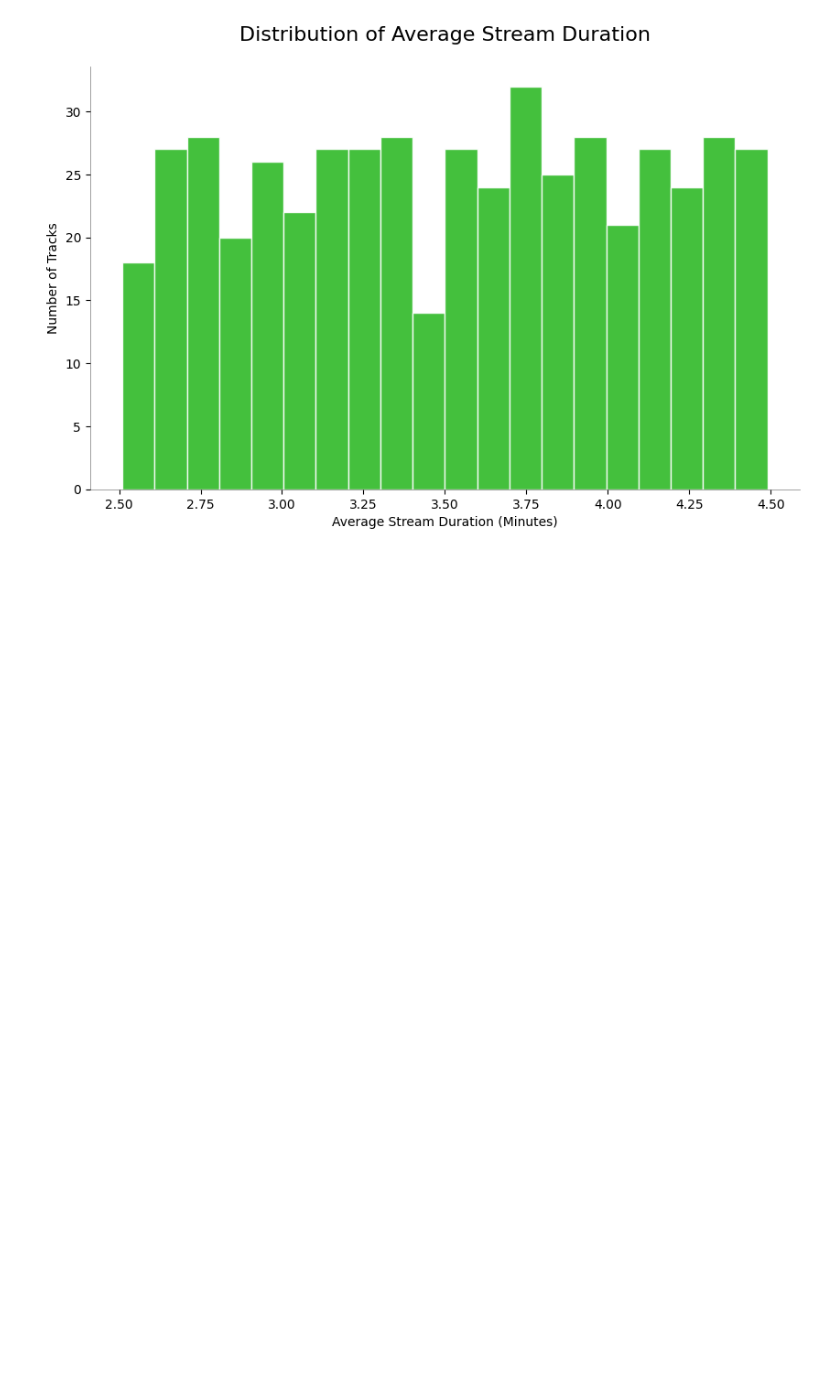
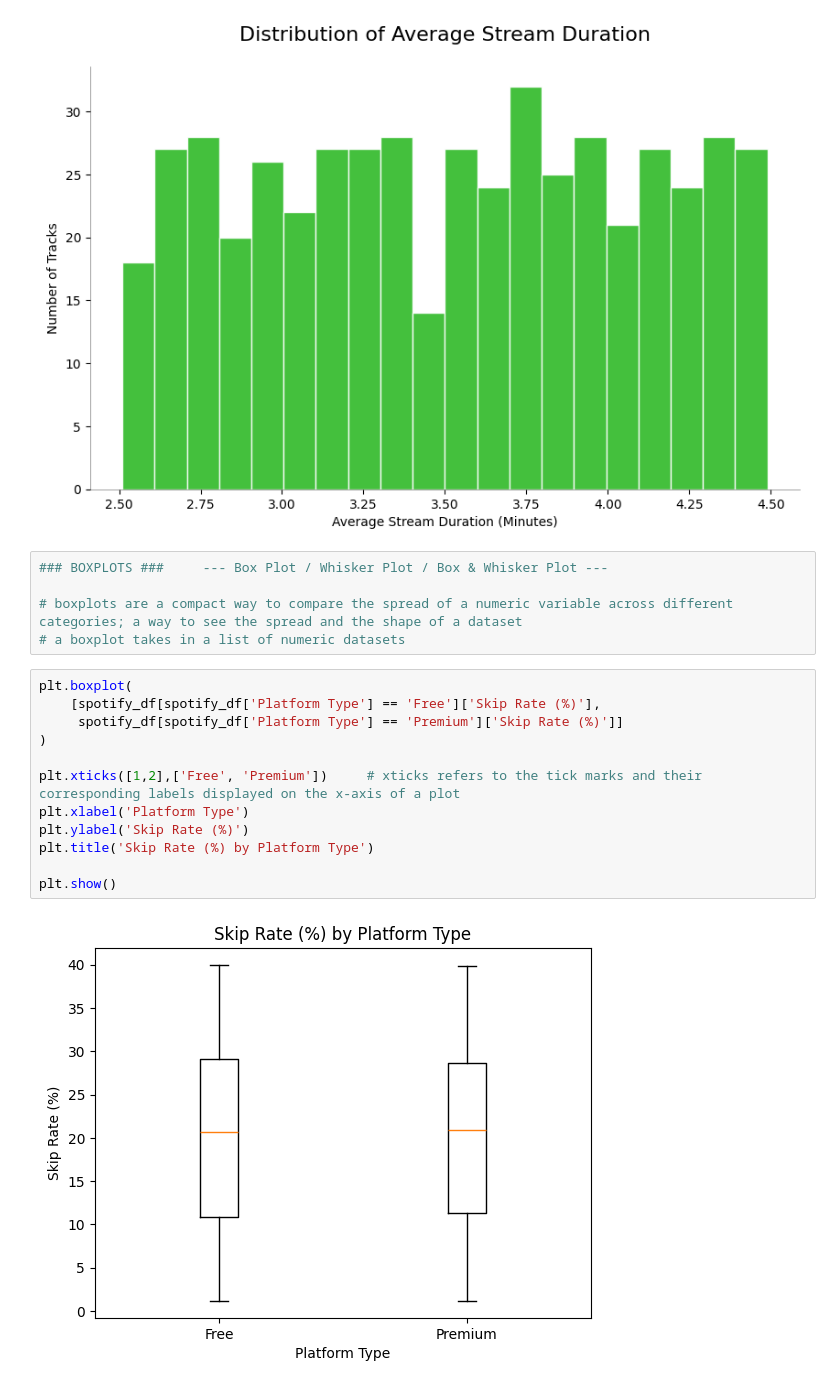
Before and after one commit to kc0leman/learning_plots_kyle, a Jupyter notebook: notebooks/intro_matplotlib_lesson_follow.ipynb, the cells around one changed output. Drawn from its saved outputs; the diff is of its cells as text; blank space fills up the shorter version.

Commit message:
box plots

```diff
--- a/notebooks/intro_matplotlib_lesson_follow.ipynb
+++ b/notebooks/intro_matplotlib_lesson_follow.ipynb
@@ -489,3 +489,22 @@ ax.spines['right'].set_visible(False)
 plt.show()
 # %% [output]
 [figure]
+# %%
+### BOXPLOTS ###     --- Box Plot / Whisker Plot / Box & Whisker Plot ---
+
+# boxplots are a compact way to compare the spread of a numeric variable across different categories; a way to see the spread and the shape of a dataset
+# a boxplot takes in a list of numeric datasets
+# %%
+plt.boxplot(
+    [spotify_df[spotify_df['Platform Type'] == 'Free']['Skip Rate (%)'],
+     spotify_df[spotify_df['Platform Type'] == 'Premium']['Skip Rate (%)']]
+)
+
+plt.xticks([1,2],['Free', 'Premium'])     # xticks refers to the tick marks and their corresponding labels displayed on the x-axis of a plot
+plt.xlabel('Platform Type')
+plt.ylabel('Skip Rate (%)')
+plt.title('Skip Rate (%) by Platform Type')
+
+plt.show()
+# %% [output]
+[figure, added]
```
